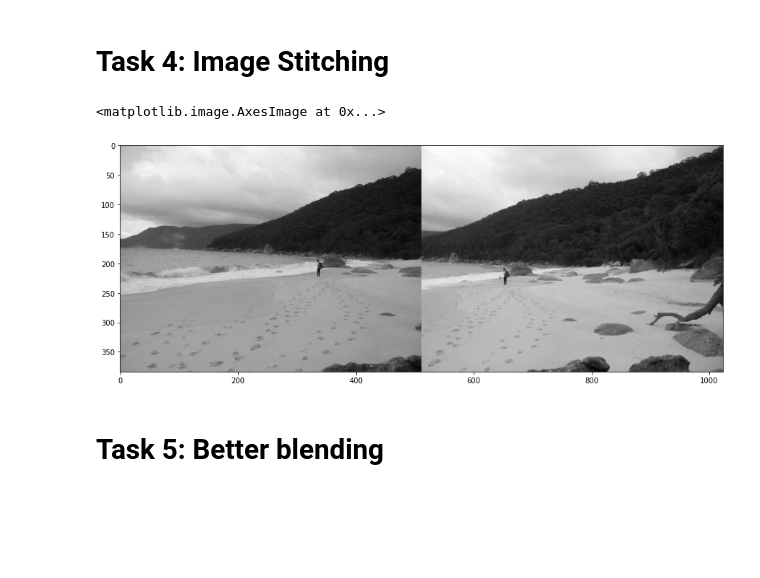
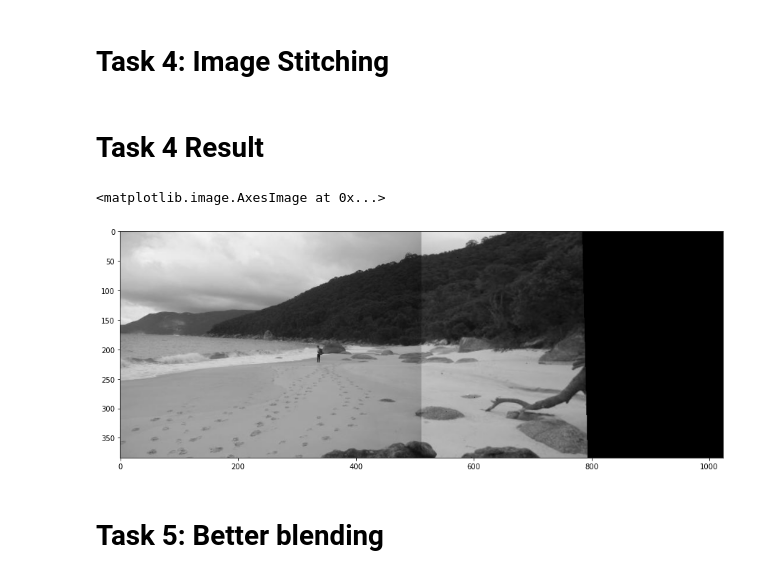
Before and after one commit to Antonio417/Image_Stitching, a Jupyter notebook: Image_Stitching.ipynb, the cells around one changed output. Drawn from its saved outputs; the diff is of its cells as text; code cells hidden in the pictures; blank space fills up the shorter version.

Commit message:
Image Stitched

```diff
--- a/Image_Stitching.ipynb
+++ b/Image_Stitching.ipynb
@@ -116,25 +116,40 @@ img_R = cv2.imread('right.jpg')
 
 final_img =  np.zeros((384,1024))
 
+# For transformation we need the homography points from task 2
+H = np.array([[1.6010, -0.0300, -317.9341], [0.1279, 1.5325, -22.5847], [0.0007, 0, 1.2865]])
+
+new_coords = []
+h, w, ch = img_R.shape
+
 for i in range(len(final_img)):
-    k = 0
     for j in range(len(final_img[i])):
         if j < 512:
             final_img[i,j] = img_L[i,j,0]
         else:
-            final_img[i,j] = img_R[i,k,0]
-            k += 1
+            new_coords = np.matmul(H, [j,i,1])
+            new_coords = new_coords / new_coords[-1]
 
-figure(figsize = (15,10))
-plt.imshow(final_img, cmap='gray')
+            if new_coords[0] < 0 or new_coords[1] < 0:
+                final_img[i,j] = img_L[i,j,0]
+            elif 0 < new_coords[0] < (w - 1)  and 0 < new_coords[1] < (h - 1):
+                pxl = interp(img_R,new_coords[1],new_coords[0])
+                final_img[i,j] = pxl
 
-## Show results below:
+# filename = "Stitched_img_Task4.jpg"
+# cv2.imwrite(filename, final_img)
 
 # Demonstrate your understanding by answering the question below.
 # Why is there an obvious stitch in the image?
-# %% [output]
-<matplotlib.image.AxesImage at 0x...>
-[figure, removed]
+# %% [markdown]
+# Task 4 Result
+# %%
+final_img = cv2.imread('Stitched_img_Task4.jpg')
+figure(figsize = (15,10))
+plt.imshow(final_img, cmap='gray')
+# %% [output]
+<matplotlib.image.AxesImage at 0x...>
+[figure, added]
 # %% [markdown]
 # Task 5: Better blending
 # %%
```
Also changed, not shown: 1 other file.
